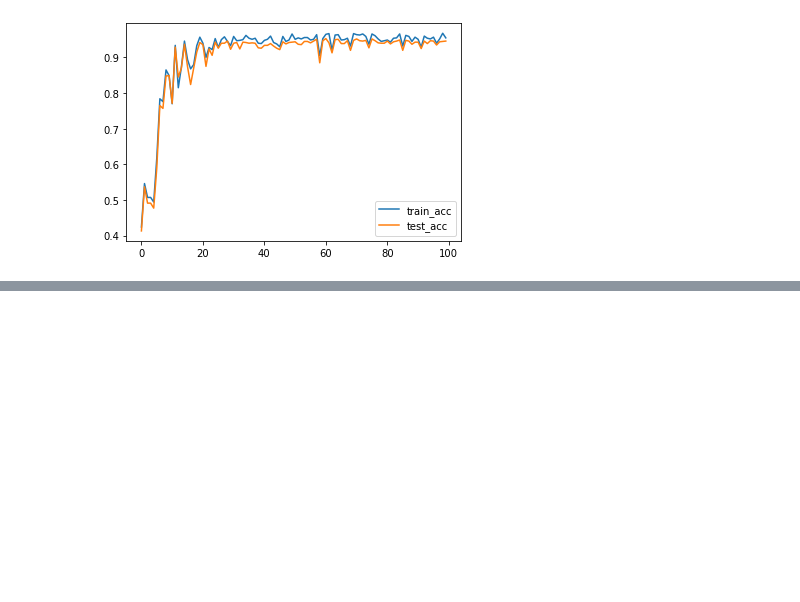
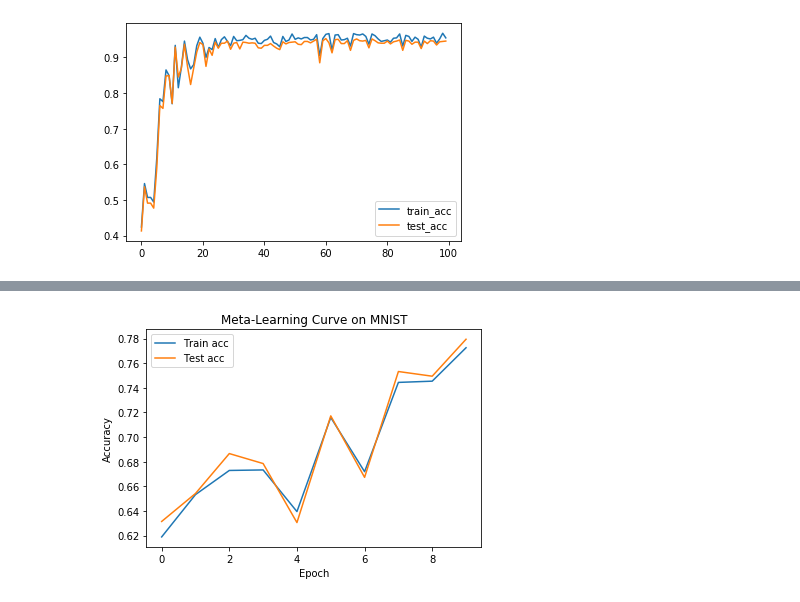
Before and after one commit to saykartik/assemblies, a Jupyter notebook: BrainNet/FFBrainNet Tests.ipynb, the cells around one changed output, grey strips where cells are left out. Saved outputs shown, nothing was run; the diff lists cells and outputs as text; code cells hidden in the pictures; blank space fills up the shorter version.

```diff
--- a/BrainNet/FFBrainNet Tests.ipynb
+++ b/BrainNet/FFBrainNet Tests.ipynb
@@ -239,0 +330,11 @@ plt.show()
+# %%
+# Plot learning curves of meta-learning
+plt.plot(np.reshape(meta_train_acc, -1), label='Train acc')
+plt.plot(np.reshape(meta_test_acc, -1), label='Test acc')
+plt.title('Meta-Learning Curve on MNIST')
+plt.xlabel('Epoch')
+plt.ylabel('Accuracy')
+plt.legend()
+plt.show()
+# %% [output]
+[figure, added]
```
Also changed, not shown: parts of 17 cells of this notebook.
